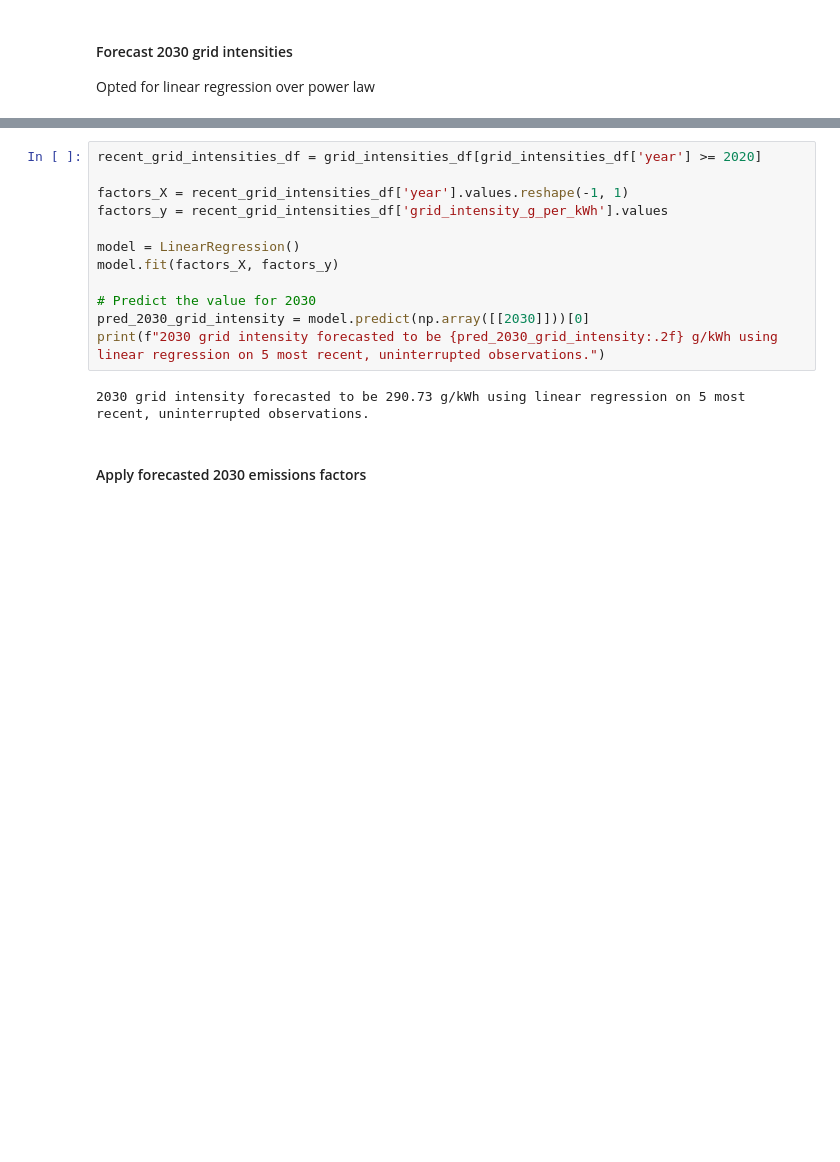
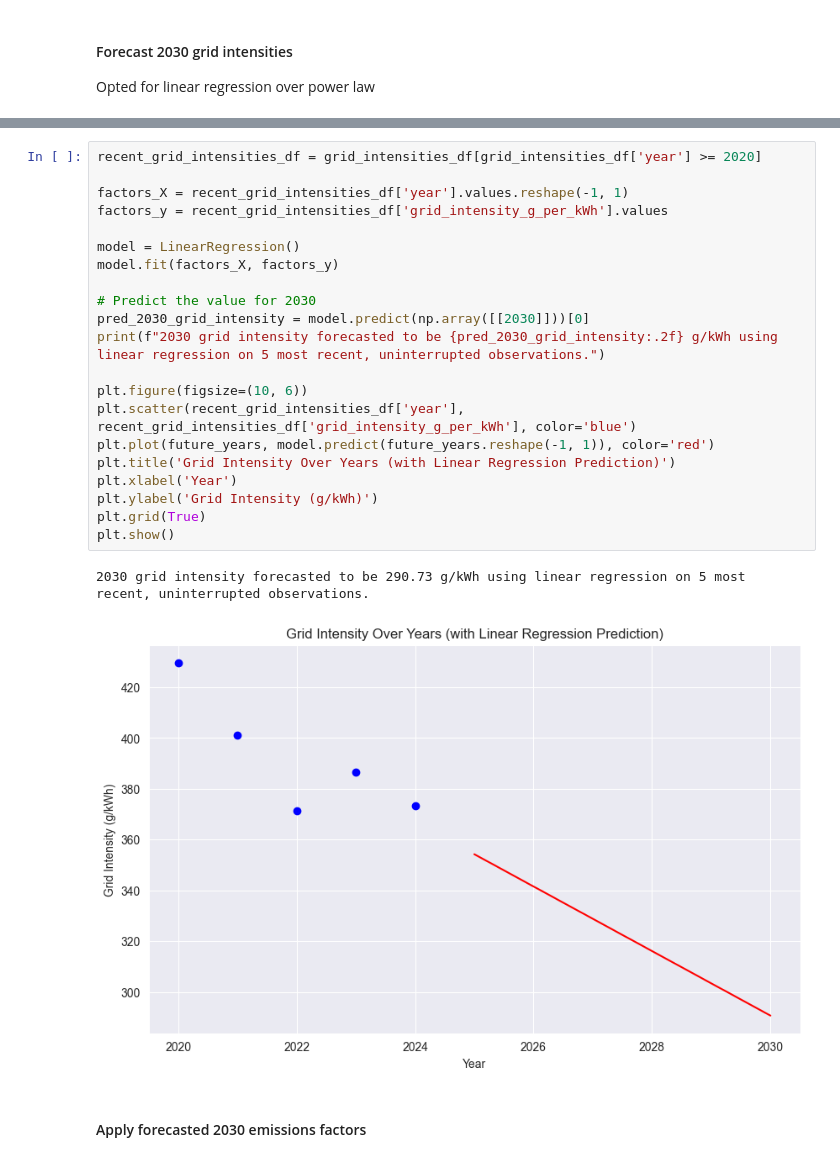
Before and after one commit to aerology-ai/uav-carbon-removal, a Jupyter notebook: cost_analysis_repro.ipynb, the cells around one changed output, grey strips where cells are left out. Saved outputs shown, nothing was run; the diff lists cells and outputs as text; blank space fills up the shorter version.

```diff
--- a/cost_analysis_repro.ipynb
+++ b/cost_analysis_repro.ipynb
@@ -189,17 +187,27 @@ Discarded: 2030 grid intensity forecasted to be 283.25 g/kWh using power law acr
 # %%
 recent_grid_intensities_df = grid_intensities_df[grid_intensities_df['year'] >= 2020]
 
 factors_X = recent_grid_intensities_df['year'].values.reshape(-1, 1)
 factors_y = recent_grid_intensities_df['grid_intensity_g_per_kWh'].values
 
 model = LinearRegression()
 model.fit(factors_X, factors_y)
 
 # Predict the value for 2030
 pred_2030_grid_intensity = model.predict(np.array([[2030]]))[0]
 print(f"2030 grid intensity forecasted to be {pred_2030_grid_intensity:.2f} g/kWh using linear regression on 5 most recent, uninterrupted observations.")
+
+plt.figure(figsize=(10, 6))
+plt.scatter(recent_grid_intensities_df['year'], recent_grid_intensities_df['grid_intensity_g_per_kWh'], color='blue')
+plt.plot(future_years, model.predict(future_years.reshape(-1, 1)), color='red')
+plt.title('Grid Intensity Over Years (with Linear Regression Prediction)')
+plt.xlabel('Year')
+plt.ylabel('Grid Intensity (g/kWh)')
+plt.grid(True)
+plt.show()
 # %% [output]
 2030 grid intensity forecasted to be 290.73 g/kWh using linear regression on 5 most recent, uninterrupted observations.
+[figure, added]
 # %% [markdown]
 #### Apply forecasted 2030 emissions factors
 # %%
```
Also changed, not shown: parts of 41 cells of this notebook.
